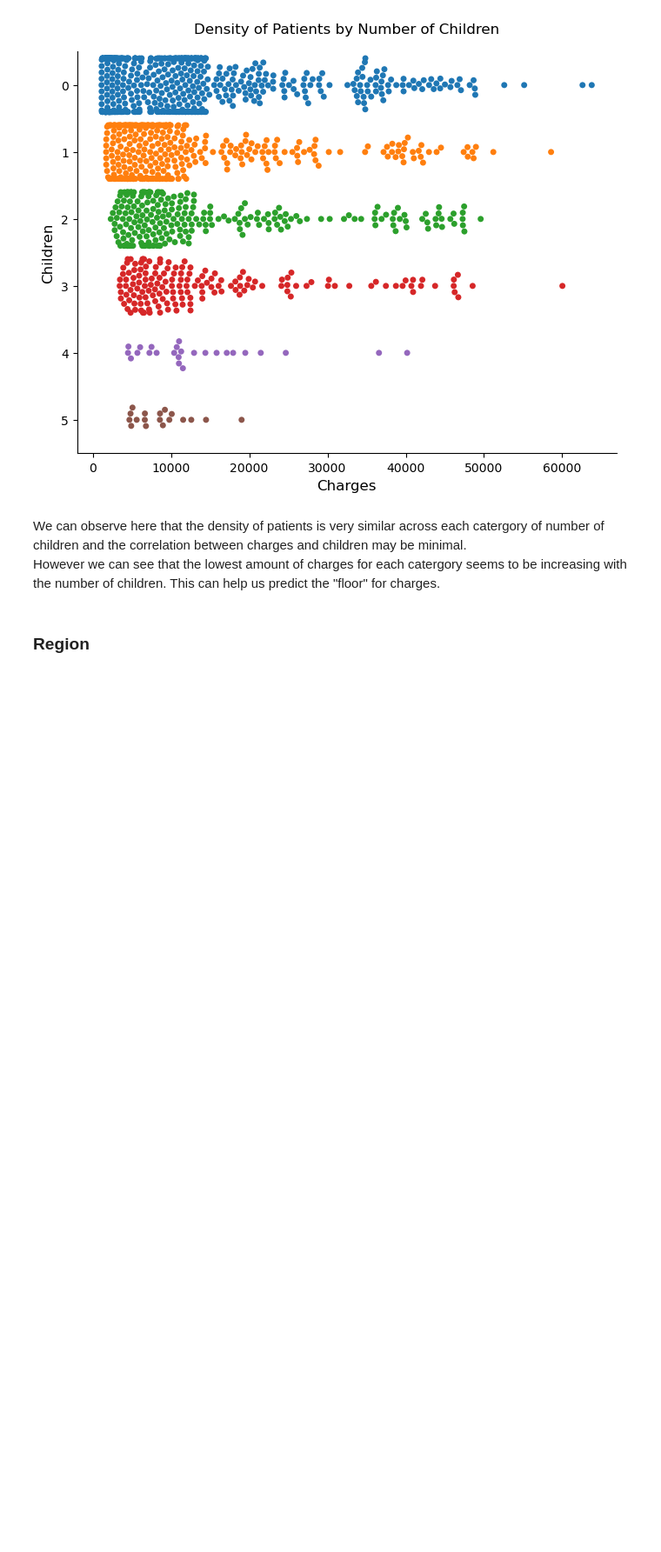
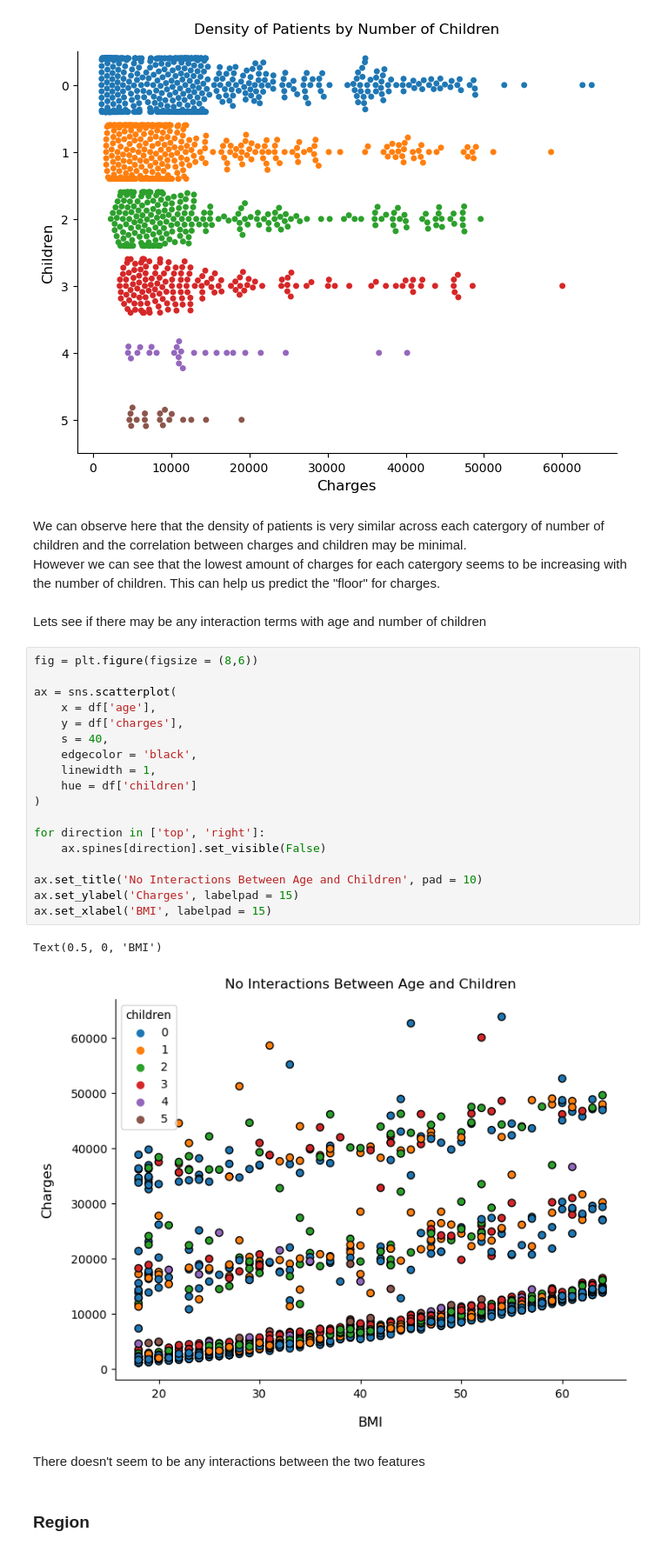
Before and after one commit to KyleThomson99/Portfolio, a Jupyter notebook: Healthcare_Cost_Analysis/EDA.ipynb, the cells around one changed output. Shown at 87% size. Saved outputs shown, nothing was run; the diff lists cells and outputs as text; blank space fills up the shorter version.

```diff
--- a/Healthcare_Cost_Analysis/EDA.ipynb
+++ b/Healthcare_Cost_Analysis/EDA.ipynb
@@ -423,6 +429,31 @@ for dir in ['top','right']:
 # %% [markdown]
 We can observe here that the density of patients is very similar across each catergory of number of children and the correlation between charges and children may be minimal.
 However we can see that the lowest amount of charges for each catergory seems to be increasing with the number of children. This can help us predict the "floor" for charges.
+# %% [markdown]
+Lets see if there may be any interaction terms with age and number of children
+# %%
+fig = plt.figure(figsize = (8,6))
+
+ax = sns.scatterplot(
+    x = df['age'],
+    y = df['charges'],
+    s = 40,
+    edgecolor = 'black',
+    linewidth = 1,
+    hue = df['children']
+)
+
+for direction in ['top', 'right']:
+    ax.spines[direction].set_visible(False)
+
+ax.set_title('No Interactions Between Age and Children', pad = 10)
+ax.set_ylabel('Charges', labelpad = 15)
+ax.set_xlabel('BMI', labelpad = 15)
+# %% [output]
+Text(0.5, 0, 'BMI')
+[figure, added]
+# %% [markdown]
+There doesn't seem to be any interactions between the two features
 # %% [markdown]
 ### Region
 # %%
```
Also changed, not shown: parts of 37 cells of this notebook, 2 other files.
